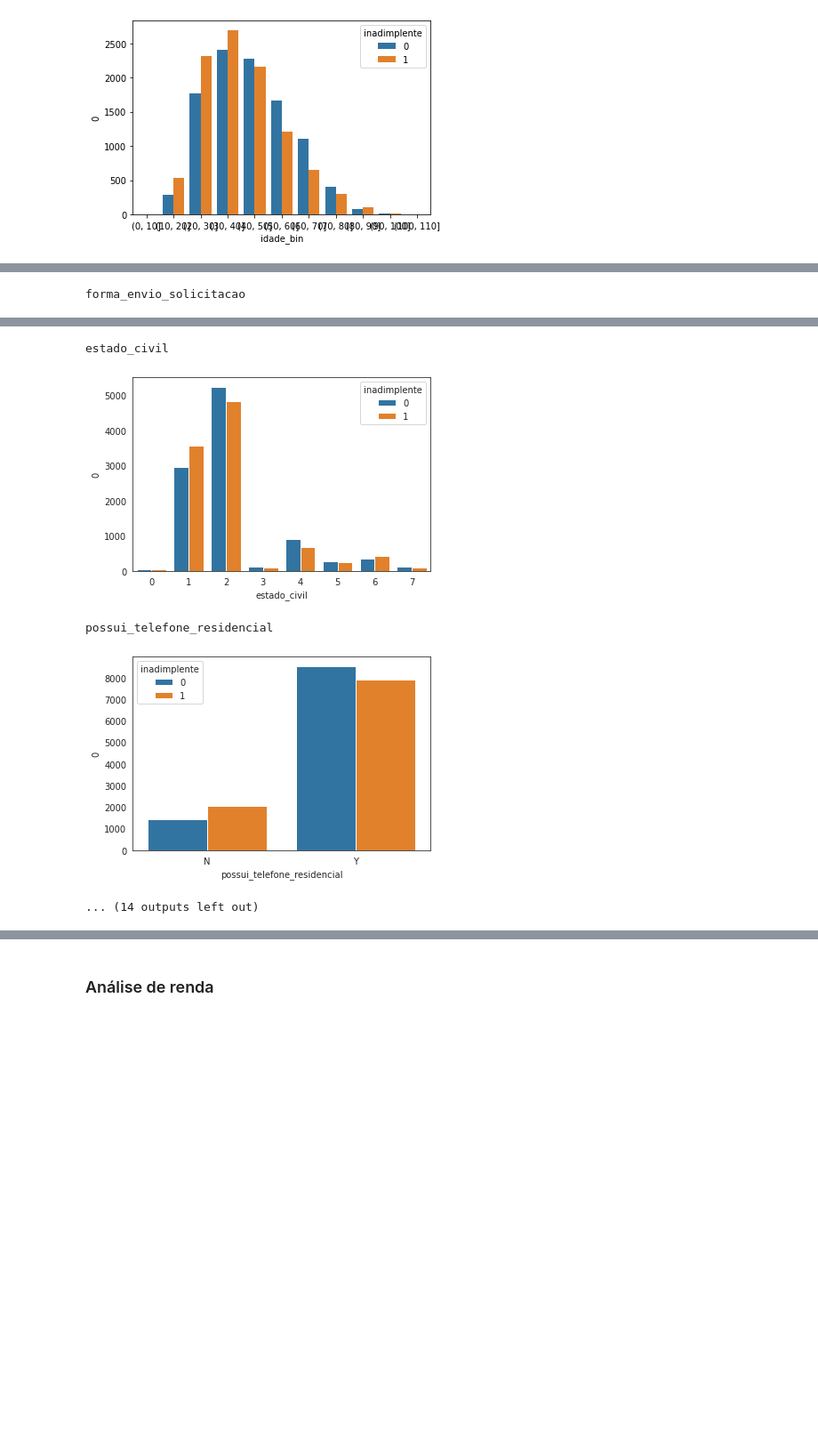
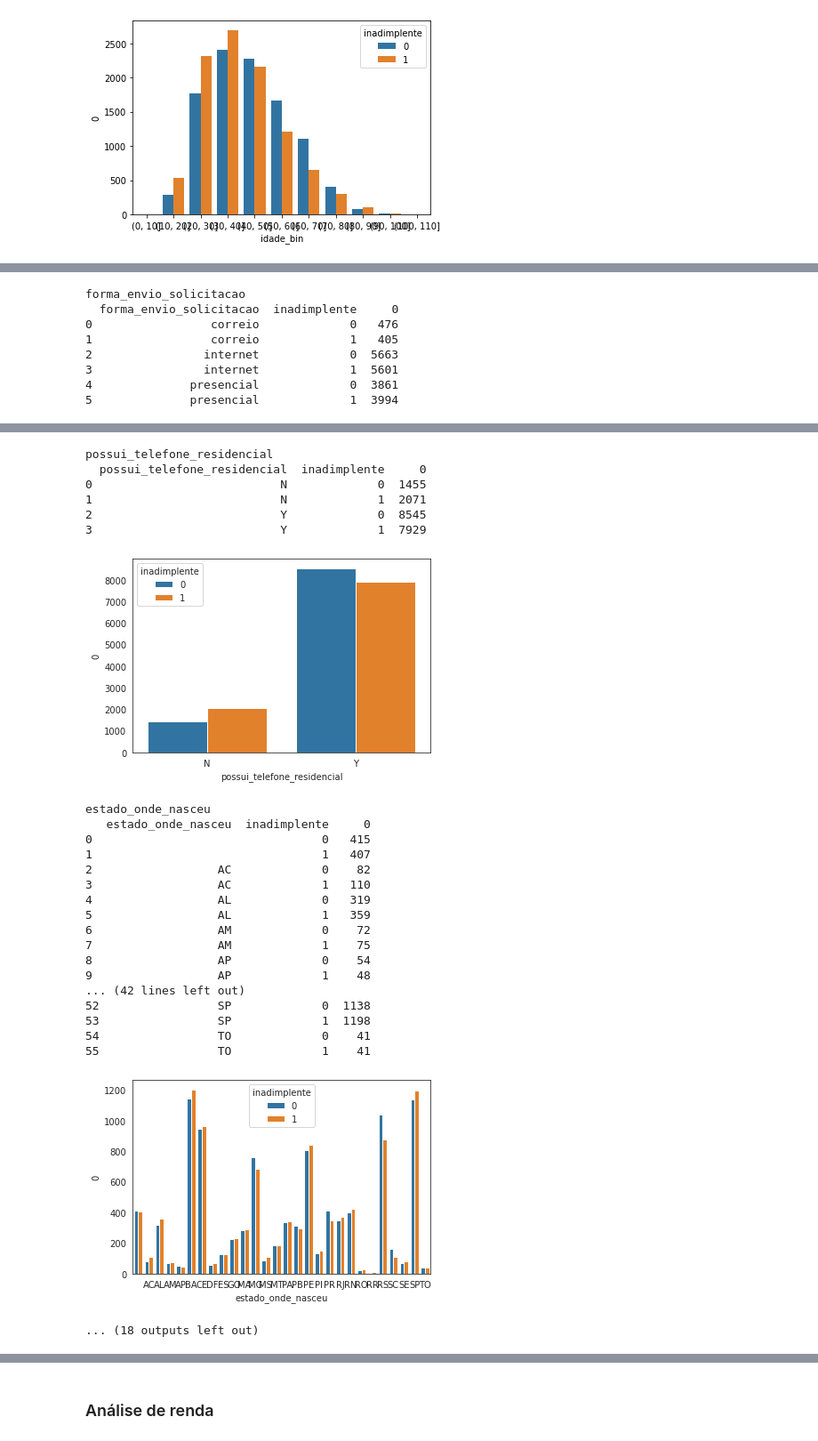
Before and after one commit to QIRoss/Credit-Aproval-Job, a Jupyter notebook: EDA.ipynb, the cells around one changed output, grey strips where cells are left out. Shown at 89% size. Saved outputs shown, nothing was run; the diff lists cells and outputs as text; code cells hidden in the pictures; blank space fills up the shorter version.

```diff
--- a/EDA.ipynb
+++ b/EDA.ipynb
@@ -46,0 +11,8 @@ credit_df['renda_mensal_regular'].tolist()
+# %%
+train_df = pd.read_csv('data/desafio 1/conjunto_de_treinamento.csv')
+test_df = pd.read_csv('data/desafio 1/conjunto_de_teste.csv')
+train_df['origem'] = 'treino'
+test_df['origem'] = 'teste'
+
+credit_df = pd.concat([train_df, test_df])
+credit_df
@@ -150,10 +146,11 @@ def plot_inadimplente_analysis(col):
 sns.set_style('white')
 
 cols = ['dia_vencimento',
-       'forma_envio_solicitacao', 'tipo_endereco', 'sexo',
+       'forma_envio_solicitacao', 'sexo',
        'estado_civil', 'possui_telefone_residencial',
-       'estado_onde_nasceu', 'estado_onde_reside', 'meses_na_residencia',
-       'qtde_contas_bancarias', 'produto_solicitado', 'tipo_residencia', 'ocupacao']
+       'estado_onde_nasceu', 'estado_onde_reside', 'estado_onde_trabalha', 'meses_na_residencia',
+       'vinculo_formal_com_empresa', 'possui_carro',
+       'qtde_contas_bancarias', 'produto_solicitado', 'tipo_residencia', 'ocupacao', 'carro_e_emprego']
 
 for col in cols:
     plot_inadimplente_analysis(col)
@@ -162,3 +172,10 @@ dia_vencimento
 [figure]
 forma_envio_solicitacao
+  forma_envio_solicitacao  inadimplente     0
+0                 correio             0   476
+1                 correio             1   405
+2                internet             0  5663
+3                internet             1  5601
+4              presencial             0  3861
+5              presencial             1  3994
 [figure]
@@ -169,5 +212,26 @@ sexo
-estado_civil
+possui_telefone_residencial
+  possui_telefone_residencial  inadimplente     0
+0                           N             0  1455
+1                           N             1  2071
+2                           Y             0  8545
+3                           Y             1  7929
-[figure, old version]
+[figure, new version]
-possui_telefone_residencial
+estado_onde_nasceu
+   estado_onde_nasceu  inadimplente     0
+0                                 0   415
+1                                 1   407
+2                  AC             0    82
+3                  AC             1   110
+4                  AL             0   319
+5                  AL             1   359
+6                  AM             0    72
+7                  AM             1    75
+8                  AP             0    54
+9                  AP             1    48
+... (42 lines left out)
+52                 SP             0  1138
+53                 SP             1  1198
+54                 TO             0    41
+55                 TO             1    41
-[figure, old version]
+[figure, new version]
-... (14 outputs left out)
+... (18 outputs left out)
```
Also changed, not shown: parts of 36 cells of this notebook, 15 other files.
